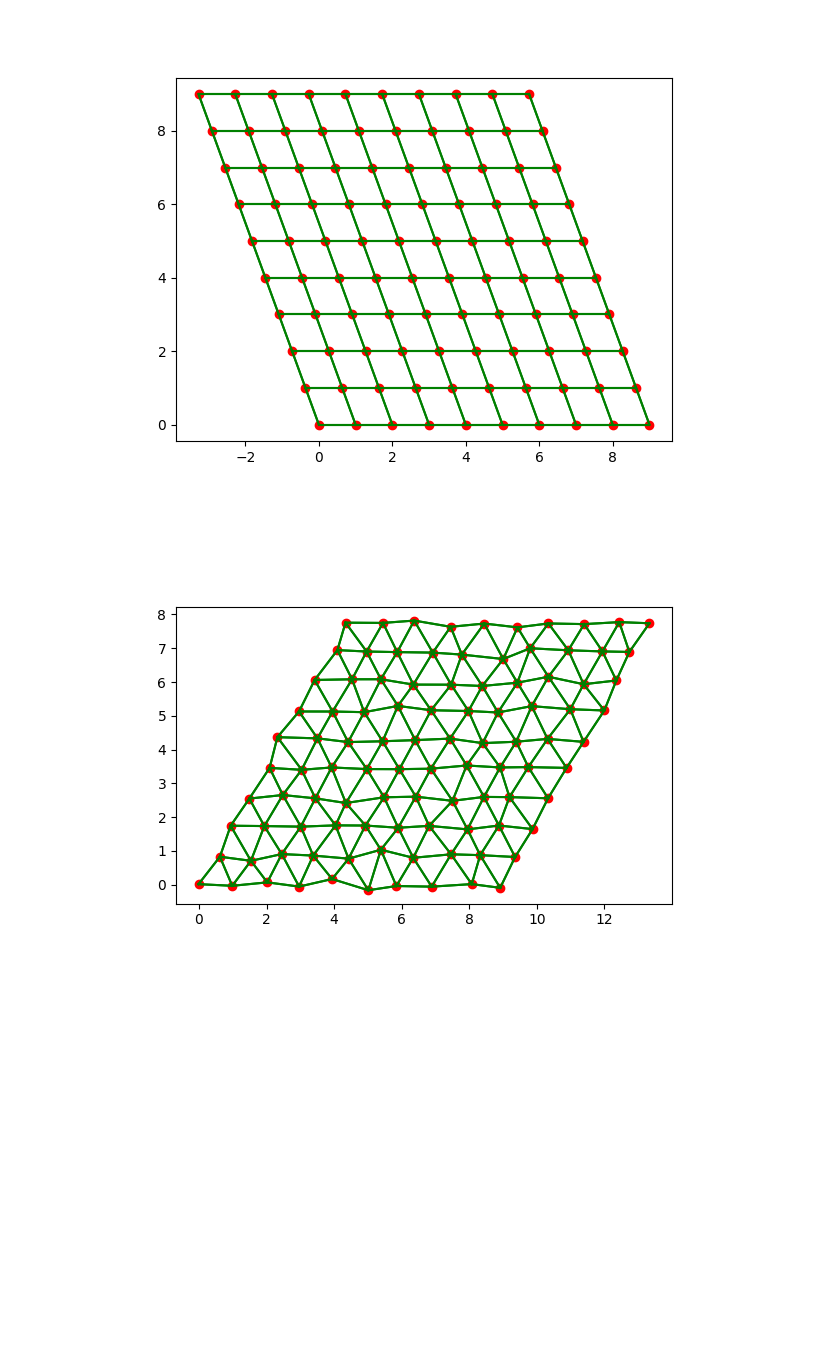
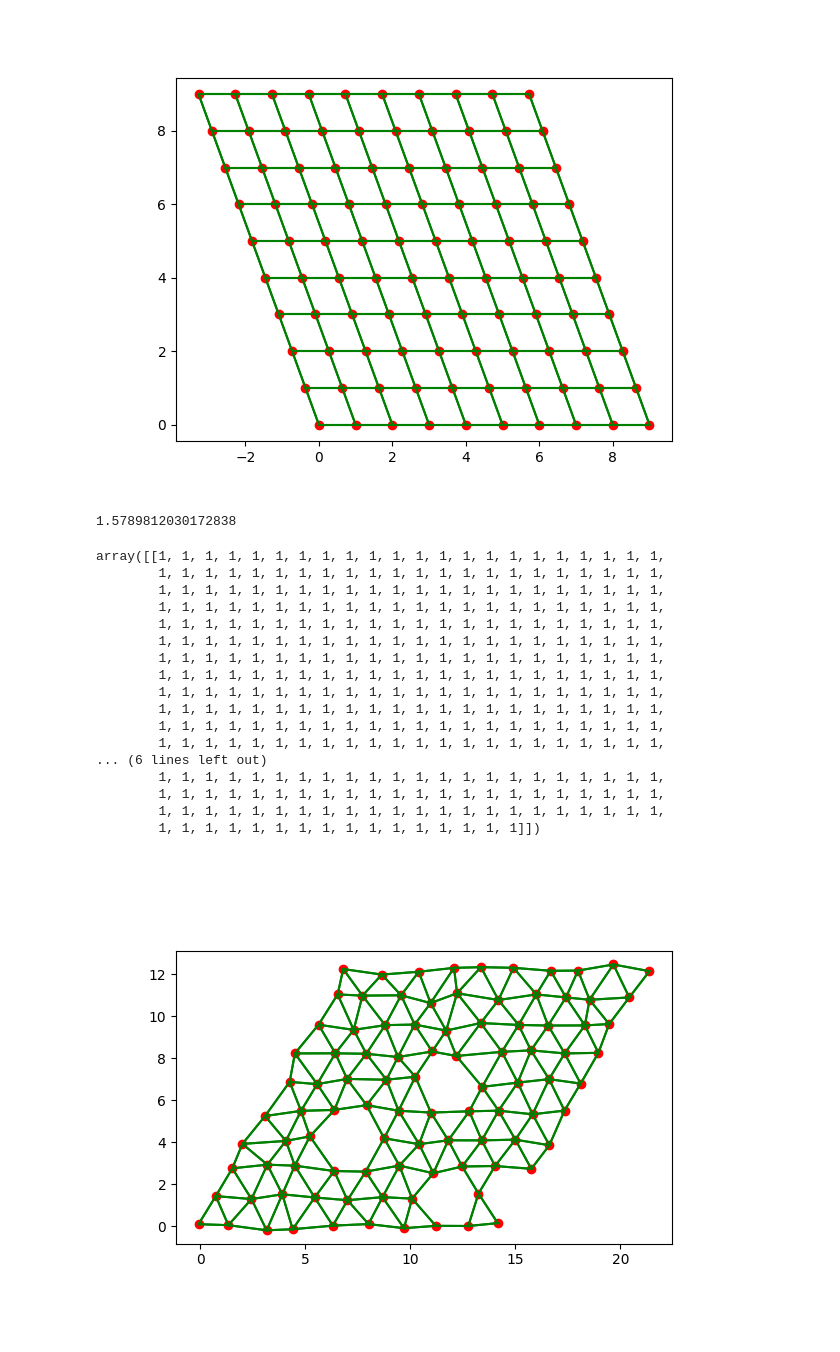
Before and after one commit to SteWey0/Computerpraktikum, a Jupyter notebook: test.ipynb, the cells around one changed output. Saved outputs shown, nothing was run; the diff lists cells and outputs as text; code cells hidden in the pictures; blank space fills up the shorter version.

Commit message:
added node attributes and defects

```diff
--- a/test.ipynb
+++ b/test.ipynb
@@ -342,5 +382,29 @@ def _get_hex_graph(self):
-# %%
-graph = Test()
-plot_graph(*_get_hex_graph(graph))
-# %% [output]
-[figure, removed]
+# %%
+graph = Test()
+nodes, cons = graph._get_hex_graph()
+nodes, cons = graph._add_defects(nodes, cons)
+plot_graph(nodes, cons)
+node_feat = graph._get_node_attr(nodes, cons)
+np.sum(node_feat, axis=0) / len(node_feat)
+#cons
+graph._get_edge_attr(nodes, cons)
+# %% [output]
+1.5789812030172838
+array([[1, 1, 1, 1, 1, 1, 1, 1, 1, 1, 1, 1, 1, 1, 1, 1, 1, 1, 1, 1, 1, 1,
+        1, 1, 1, 1, 1, 1, 1, 1, 1, 1, 1, 1, 1, 1, 1, 1, 1, 1, 1, 1, 1, 1,
+        1, 1, 1, 1, 1, 1, 1, 1, 1, 1, 1, 1, 1, 1, 1, 1, 1, 1, 1, 1, 1, 1,
+        1, 1, 1, 1, 1, 1, 1, 1, 1, 1, 1, 1, 1, 1, 1, 1, 1, 1, 1, 1, 1, 1,
+        1, 1, 1, 1, 1, 1, 1, 1, 1, 1, 1, 1, 1, 1, 1, 1, 1, 1, 1, 1, 1, 1,
+        1, 1, 1, 1, 1, 1, 1, 1, 1, 1, 1, 1, 1, 1, 1, 1, 1, 1, 1, 1, 1, 1,
+        1, 1, 1, 1, 1, 1, 1, 1, 1, 1, 1, 1, 1, 1, 1, 1, 1, 1, 1, 1, 1, 1,
+        1, 1, 1, 1, 1, 1, 1, 1, 1, 1, 1, 1, 1, 1, 1, 1, 1, 1, 1, 1, 1, 1,
+        1, 1, 1, 1, 1, 1, 1, 1, 1, 1, 1, 1, 1, 1, 1, 1, 1, 1, 1, 1, 1, 1,
+        1, 1, 1, 1, 1, 1, 1, 1, 1, 1, 1, 1, 1, 1, 1, 1, 1, 1, 1, 1, 1, 1,
+        1, 1, 1, 1, 1, 1, 1, 1, 1, 1, 1, 1, 1, 1, 1, 1, 1, 1, 1, 1, 1, 1,
+        1, 1, 1, 1, 1, 1, 1, 1, 1, 1, 1, 1, 1, 1, 1, 1, 1, 1, 1, 1, 1, 1,
+... (6 lines left out)
+        1, 1, 1, 1, 1, 1, 1, 1, 1, 1, 1, 1, 1, 1, 1, 1, 1, 1, 1, 1, 1, 1,
+        1, 1, 1, 1, 1, 1, 1, 1, 1, 1, 1, 1, 1, 1, 1, 1, 1, 1, 1, 1, 1, 1,
+        1, 1, 1, 1, 1, 1, 1, 1, 1, 1, 1, 1, 1, 1, 1, 1, 1, 1, 1, 1, 1, 1,
+        1, 1, 1, 1, 1, 1, 1, 1, 1, 1, 1, 1, 1, 1, 1, 1]])
+[figure, added]
```
Also changed, not shown: parts of 4 cells of this notebook, 1 other file.
